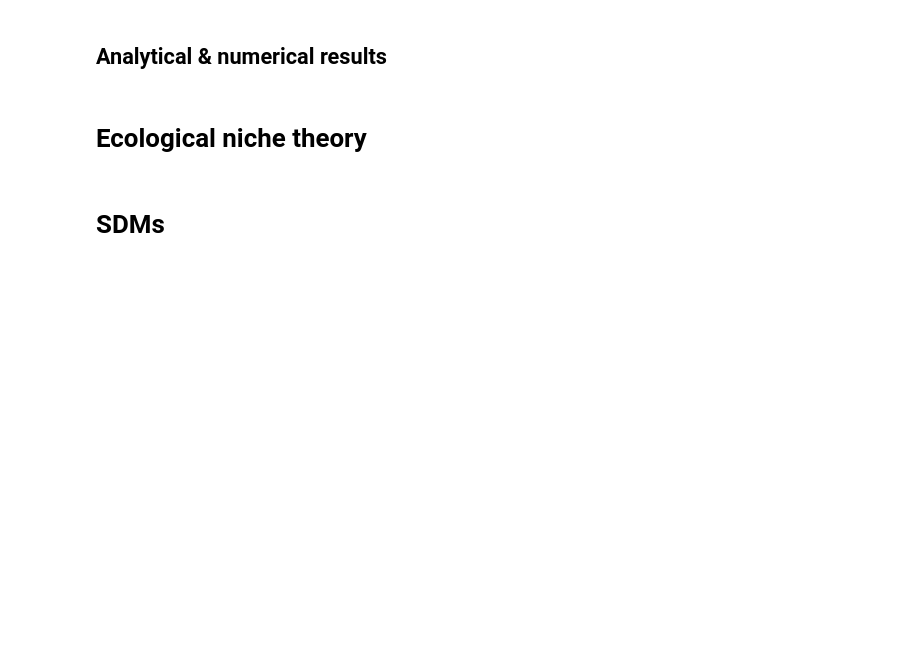
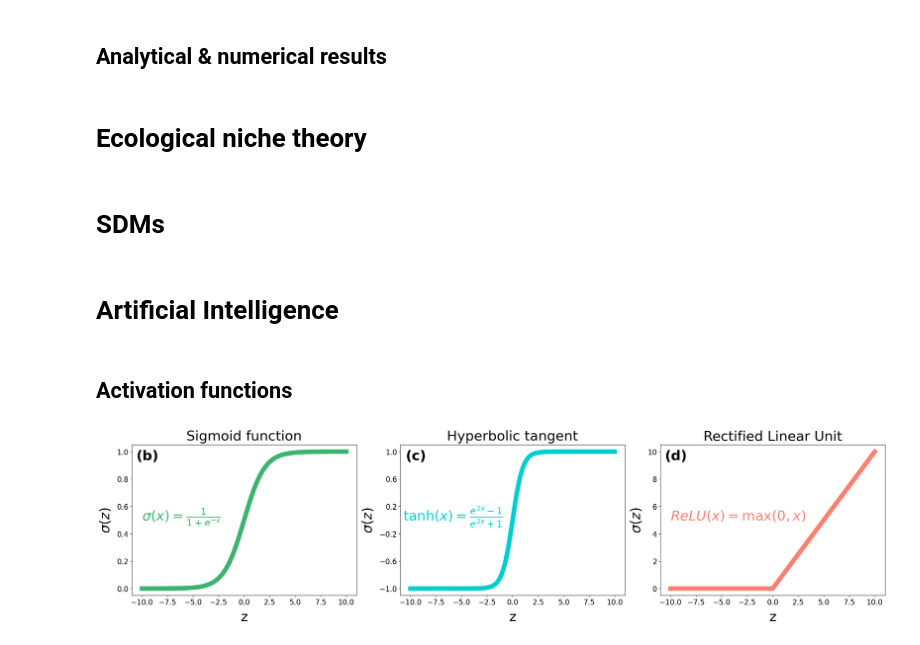
Before and after one commit to agimenezromero/PhD-thesis, a Jupyter notebook: Plots.ipynb, the cells around one changed output. Drawn from its saved outputs; the diff is of its cells as text; code cells hidden in the pictures; blank space fills up the shorter version.

```diff
--- a/Plots.ipynb
+++ b/Plots.ipynb
@@ -380,3 +380,60 @@ plt.savefig('demo-maxent-predictions.png', dpi=300, bbox_inches='tight')
 
 # remove raster
 os.remove(output_raster)
+# %% [markdown]
+# Artificial Intelligence
+# %% [markdown]
+## Activation functions
+# %%
+# Plot of sigmoid, tanh and relu functions
+fig, ax = plt.subplot_mosaic("""BCD""", figsize=(8*3, 6), constrained_layout=True)
+
+x = np.linspace(-10, 10, 1000)
+
+sigmoid = 1/(1 + np.exp(-x))
+tanh = np.tanh(x)
+relu = np.maximum(0, x)
+
+labels = ["Sigmoid function", "Hyperbolic tangent", "Rectified Linear Unit"]
+
+ax["B"].plot(x, sigmoid, 'mediumseagreen', lw=10, label='Sigmoid')
+ax["C"].plot(x, tanh, 'darkturquoise', lw=10, label='Tanh')
+ax["D"].plot(x, relu, 'salmon', lw=10, label='Rectified Linear Unit')
+
+ax['C'].set_yticks(np.arange(-1, 1.1, 0.4))
+
+ax["B"].text(
+    -10, 0.5, r"$\sigma(x) = \frac{1}{1 + e^{-x}}$", fontsize=30, color="mediumseagreen"
+)
+ax["C"].text(
+    -10.7,
+    0.0,
+    r"$\tanh(x) = \frac{e^{2x} - 1}{e^{2x} + 1}$",
+    fontsize=30,
+    color="darkturquoise",
+)
+ax["D"].text(-10, 5, r"$ReLU(x) = \max(0, x)$", fontsize=30, color="salmon")
+
+k = 0
+for label, ax in ax.items():
+
+    ax.set_xlabel('z', fontsize=30, labelpad=10)
+    ax.set_ylabel(r'$\sigma(z)$', fontsize=30, labelpad=10)
+
+    ax.set_title(labels[k], fontsize=30, pad=10)
+
+    ax.text(
+        0.07,
+        0.9,
+        "({})".format(label.lower()),
+        fontsize=30,
+        fontweight="bold",
+        ha="center",
+        transform=ax.transAxes,
+    )
+
+    k += 1
+
+plt.savefig('activation_functions.png', dpi=300, bbox_inches='tight')
+# %% [output]
+[figure, added]
```
Also changed, not shown: parts of 2 cells of this notebook, 8 other files.
